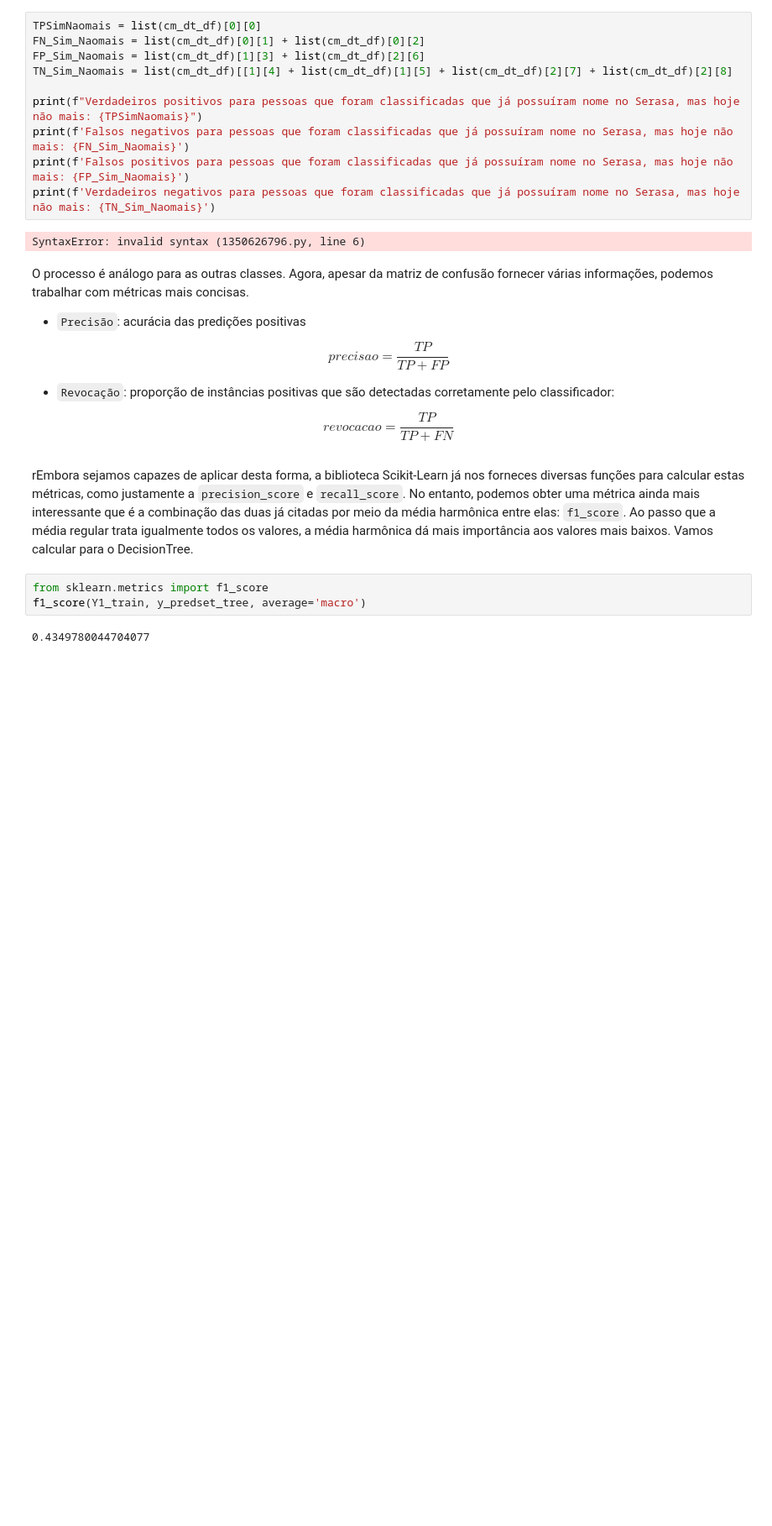
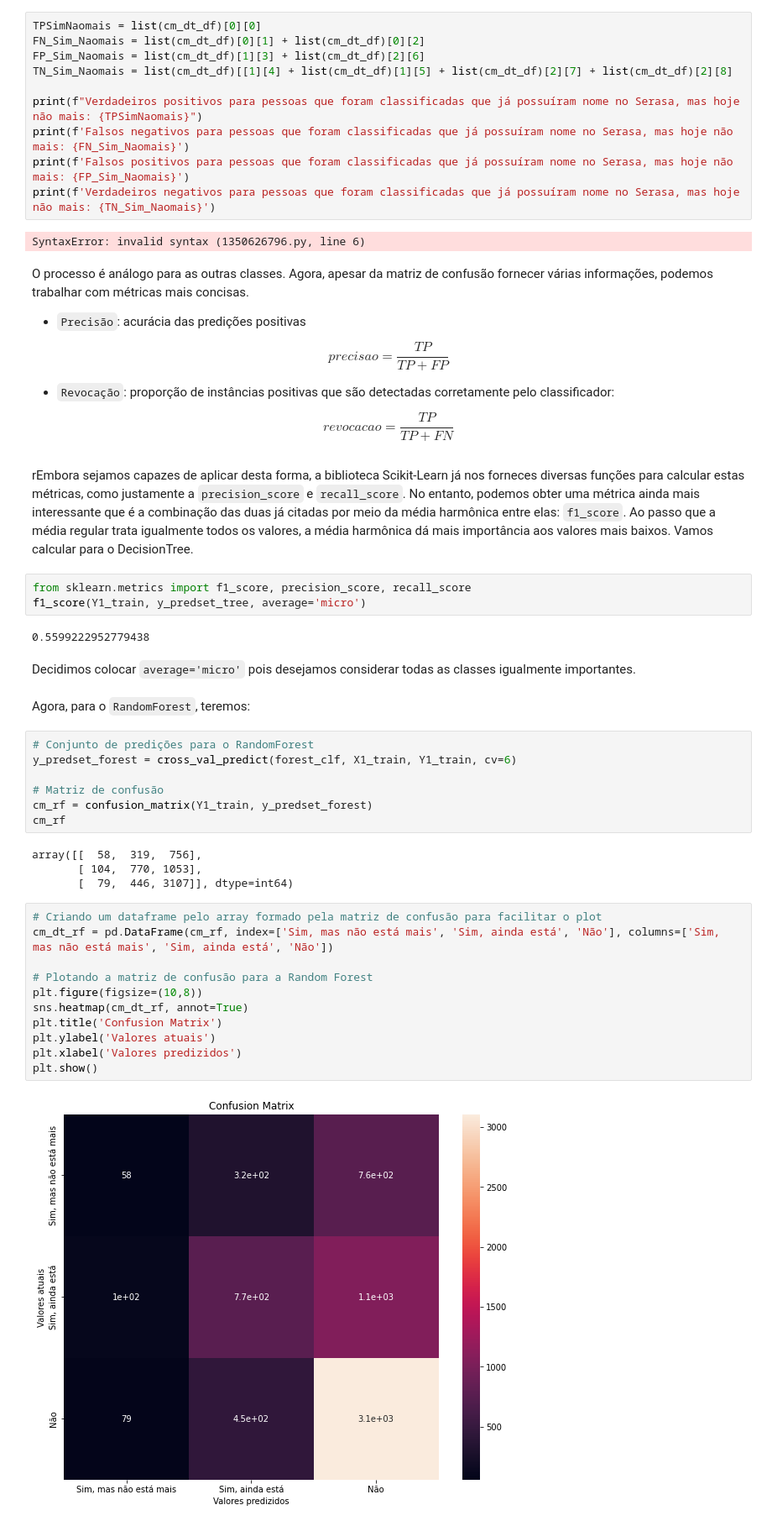
Before and after one commit to insper-classroom/23-1a-cd-p2-anderson_samuel_vinicius, a Jupyter notebook: Relatório.ipynb, the cells around one changed output. Shown at 84% size. Cells and saved outputs as stored; diff of their text form; blank space fills up the shorter version.

```diff
--- a/Relatório.ipynb
+++ b/Relatório.ipynb
@@ -2107,7 +2112,35 @@ $$revocacao = \frac{TP}{TP + FN}$$
 # %% [markdown]
 rEmbora sejamos capazes de aplicar desta forma, a biblioteca Scikit-Learn já nos forneces diversas funções para calcular estas métricas, como justamente a `precision_score` e `recall_score`. No entanto, podemos obter uma métrica ainda mais interessante que é a combinação das duas já citadas por meio da média harmônica entre elas: `f1_score`. Ao passo que a média regular trata igualmente todos os valores, a média harmônica dá mais importância aos valores mais baixos. Vamos calcular para o DecisionTree.
 # %%
-from sklearn.metrics import f1_score
-f1_score(Y1_train, y_predset_tree, average='macro')
+from sklearn.metrics import f1_score, precision_score, recall_score
+f1_score(Y1_train, y_predset_tree, average='micro')
 # %% [output]
-0.4349780044704077
+0.5599222952779438
+# %% [markdown]
+Decidimos colocar `average='micro'` pois desejamos considerar todas as classes igualmente importantes.
+# %% [markdown]
+Agora, para o `RandomForest`, teremos:
+# %%
+# Conjunto de predições para o RandomForest
+y_predset_forest = cross_val_predict(forest_clf, X1_train, Y1_train, cv=6)
+
+# Matriz de confusão
+cm_rf = confusion_matrix(Y1_train, y_predset_forest)
+cm_rf
+# %% [output]
+array([[  58,  319,  756],
+       [ 104,  770, 1053],
+       [  79,  446, 3107]], dtype=int64)
+# %%
+# Criando um dataframe pelo array formado pela matriz de confusão para facilitar o plot
+cm_dt_rf = pd.DataFrame(cm_rf, index=['Sim, mas não está mais', 'Sim, ainda está', 'Não'], columns=['Sim, mas não está mais', 'Sim, ainda está', 'Não'])
+
+# Plotando a matriz de confusão para a Random Forest
+plt.figure(figsize=(10,8))
+sns.heatmap(cm_dt_rf, annot=True)
+plt.title('Confusion Matrix')
+plt.ylabel('Valores atuais')
+plt.xlabel('Valores predizidos')
+plt.show()
+# %% [output]
+[figure, added]
```
Also changed, not shown: parts of 33 cells of this notebook.
